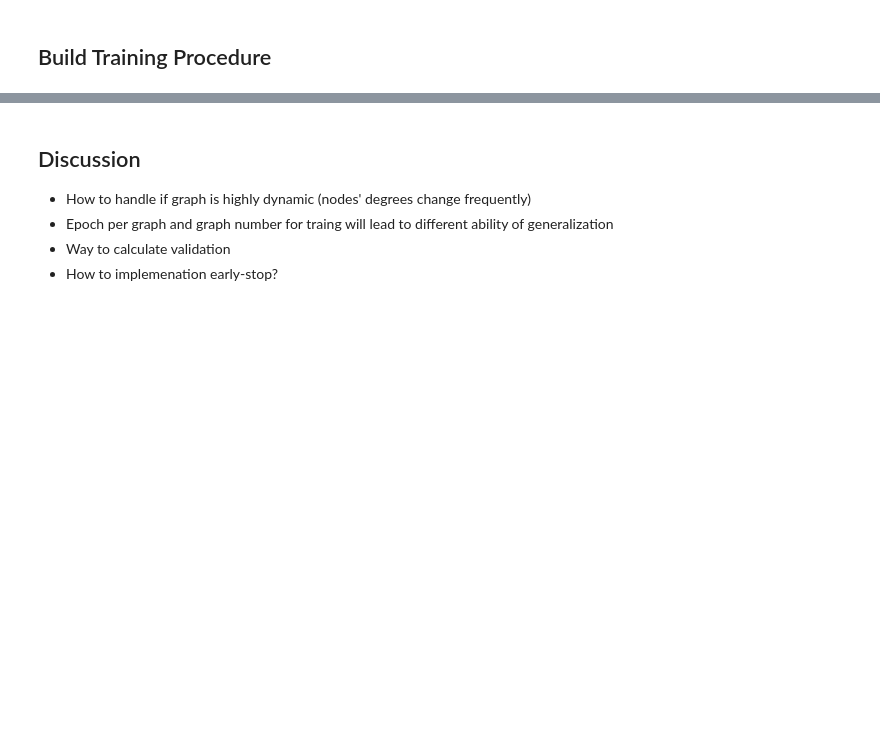
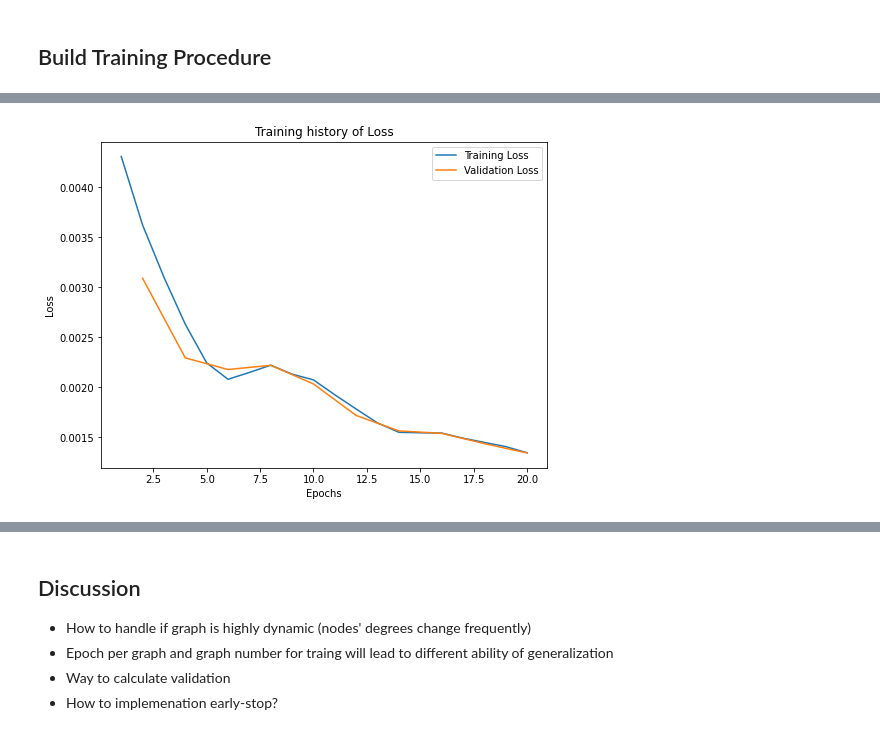
Before and after one commit to CrashedBboy/NCKU_MLG, a Jupyter notebook: homework1/MLG_Homework1.ipynb, the cells around one changed output, grey strips where cells are left out. Saved outputs shown, nothing was run; the diff lists cells and outputs as text; code cells hidden in the pictures; blank space fills up the shorter version.

```diff
--- a/homework1/MLG_Homework1.ipynb
+++ b/homework1/MLG_Homework1.ipynb
@@ -206,6 +206,38 @@ class PairwiseRankingLoss(nn.Module):
 def SoftmaxLoss(outputs, targets):
     # softmax
     return torch.sum(torch.abs(F.softmax(outputs, dim=0) - F.softmax(targets, dim=0)))
+# %%
+def TopNAccuracy(outputs, targets):
+    sorted_output_indexs = torch.argsort(outputs, dim=0, descending=True)
+    sorted_target_indexs = torch.argsort(targets, dim=0, descending=True)
+
+    node_number = outputs.size(0)
+
+    # top-10%
+    candidate_number = int(node_number * (10 / 100))
+    hits = 0
+    for out in sorted_output_indexs[:candidate_number]:
+        if out in sorted_target_indexs[:candidate_number]:
+            hits += 1
+    acc_10 = hits/candidate_number
+
+    # top-5%
+    candidate_number = int(node_number * (5 / 100))
+    hits = 0
+    for out in sorted_output_indexs[:candidate_number]:
+        if out in sorted_target_indexs[:candidate_number]:
+            hits += 1
+    acc_5 = hits/candidate_number
+
+    # top-1%
+    candidate_number = int(node_number * (1 / 100))
+    hits = 0
+    for out in sorted_output_indexs[:candidate_number]:
+        if out in sorted_target_indexs[:candidate_number]:
+            hits += 1
+    acc_1 = hits/candidate_number
+
+    return (acc_1, acc_5, acc_10)
 # %% [markdown]
 ## Build Training Procedure
 # %%
@@ -302,0 +357,12 @@ Preparing validation graphs ...
+# %%
+# plot the loss
+plt.figure(figsize=(8, 6))
+plt.plot(np.arange(1, TRAINING_GRAPHS*EPOCHS+1, 1), training_loss_history.detach().numpy(), label='Training Loss')
+plt.plot(np.arange(EPOCHS, TRAINING_GRAPHS*EPOCHS+1, EPOCHS), validation_loss_history.detach().numpy(), label='Validation Loss')
+plt.legend()
+plt.xlabel("Epochs")
+plt.ylabel("Loss")
+plt.title("Training history of Loss")
+plt.show()
+# %% [output]
+[figure, added]
```
Also changed, not shown: parts of 4 cells of this notebook.
